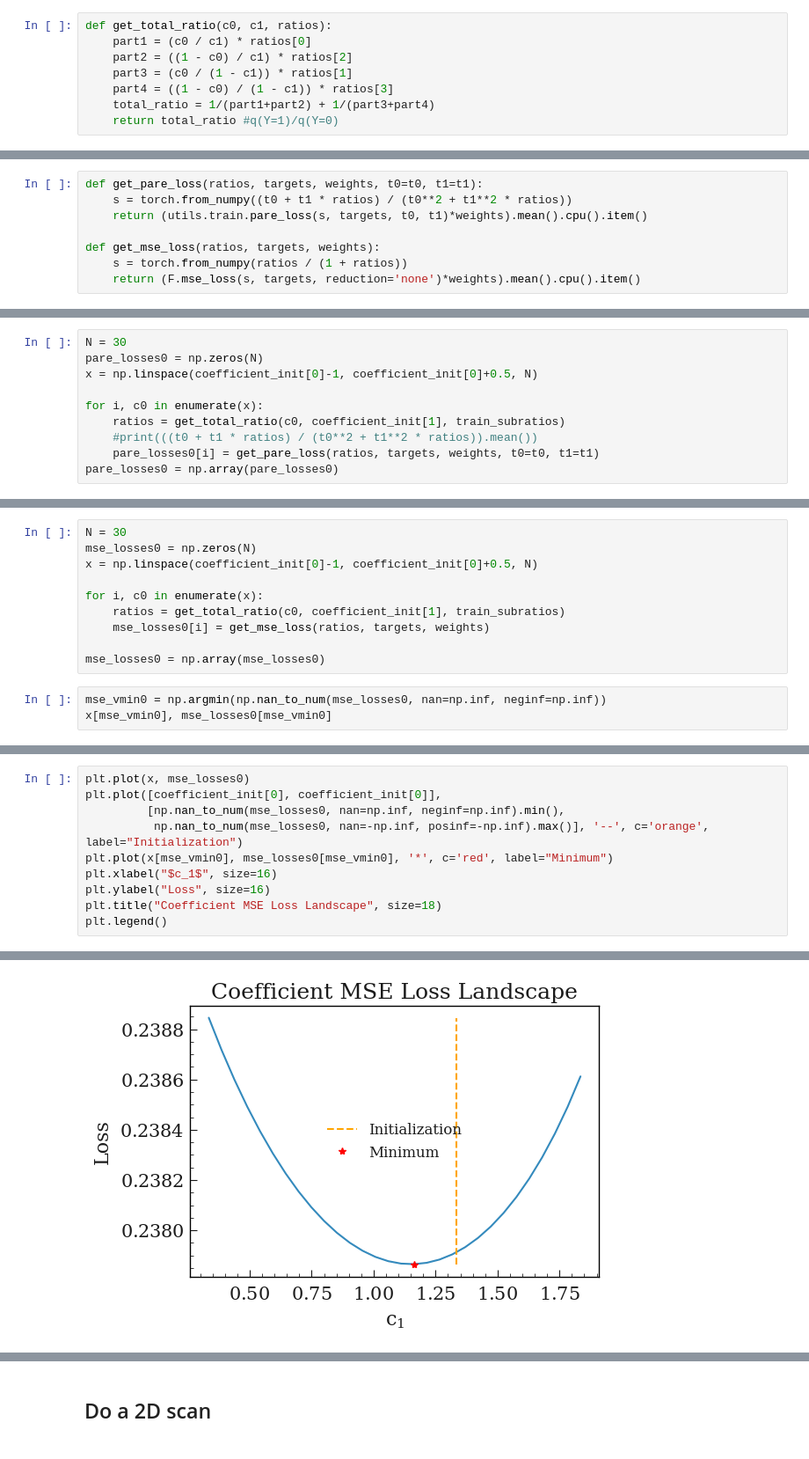
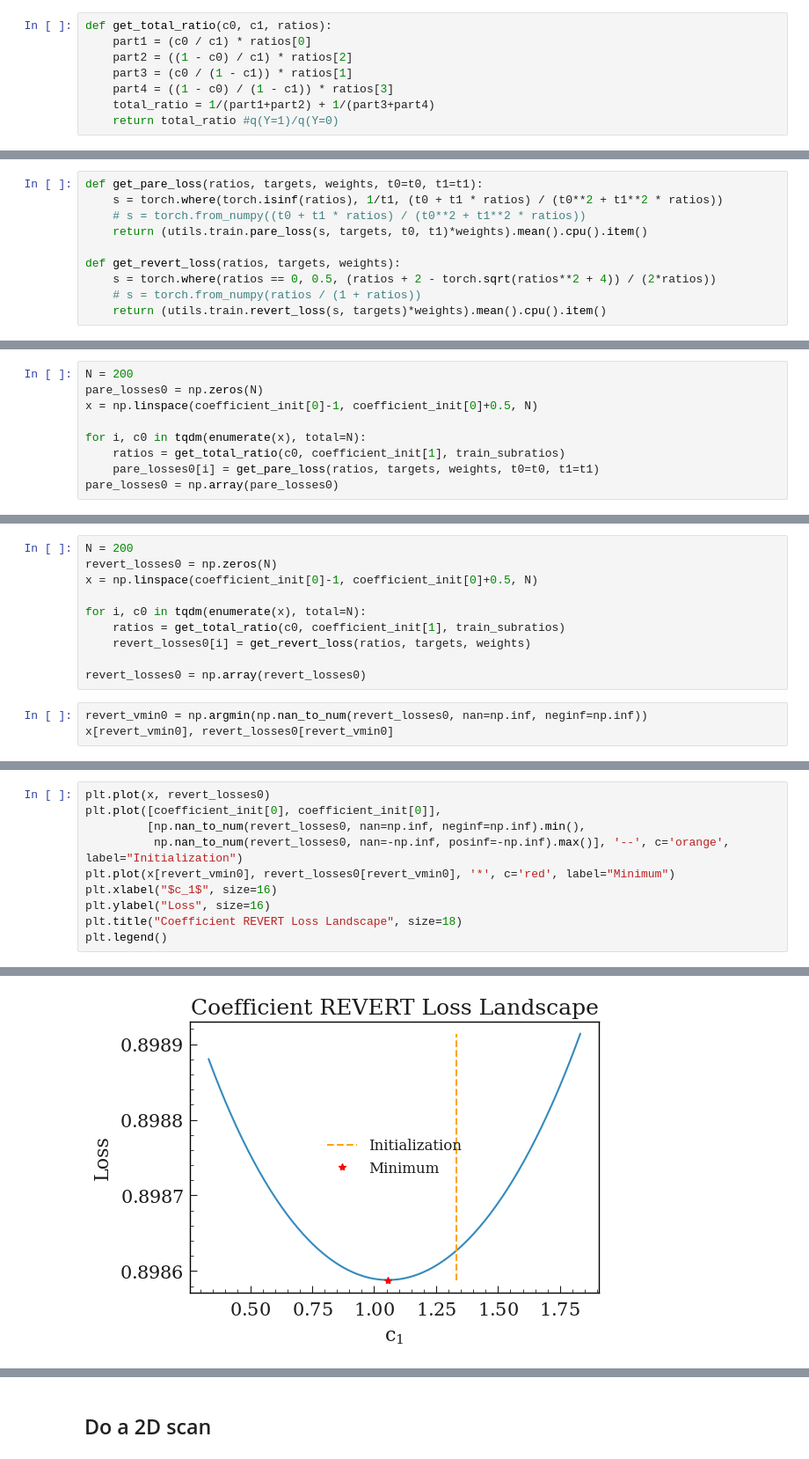
Before and after one commit to mdkdrnevich/QuasiDRE, a Jupyter notebook: ToyModels/SMM_loss_landscape.ipynb, the cells around one changed output, grey strips where cells are left out. Shown at 88% size. Saved outputs shown, nothing was run; the diff lists cells and outputs as text.

```diff
--- a/ToyModels/SMM_loss_landscape.ipynb
+++ b/ToyModels/SMM_loss_landscape.ipynb
@@ -179,8 +157,10 @@ def get_total_ratio(c0, c1, ratios):
 # %%
 def get_pare_loss(ratios, targets, weights, t0=t0, t1=t1):
-    s = torch.from_numpy((t0 + t1 * ratios) / (t0**2 + t1**2 * ratios))
+    s = torch.where(torch.isinf(ratios), 1/t1, (t0 + t1 * ratios) / (t0**2 + t1**2 * ratios))
+    # s = torch.from_numpy((t0 + t1 * ratios) / (t0**2 + t1**2 * ratios))
     return (utils.train.pare_loss(s, targets, t0, t1)*weights).mean().cpu().item()
 
-def get_mse_loss(ratios, targets, weights):
-    s = torch.from_numpy(ratios / (1 + ratios))
-    return (F.mse_loss(s, targets, reduction='none')*weights).mean().cpu().item()
+def get_revert_loss(ratios, targets, weights):
+    s = torch.where(ratios == 0, 0.5, (ratios + 2 - torch.sqrt(ratios**2 + 4)) / (2*ratios))
+    # s = torch.from_numpy(ratios / (1 + ratios))
+    return (utils.train.revert_loss(s, targets)*weights).mean().cpu().item()
@@ -200,11 +167,10 @@ print(max(abs(_)))
 # %%
-N = 30
+N = 200
 pare_losses0 = np.zeros(N)
 x = np.linspace(coefficient_init[0]-1, coefficient_init[0]+0.5, N)
 
-for i, c0 in enumerate(x):
+for i, c0 in tqdm(enumerate(x), total=N):
     ratios = get_total_ratio(c0, coefficient_init[1], train_subratios)
-    #print(((t0 + t1 * ratios) / (t0**2 + t1**2 * ratios)).mean())
     pare_losses0[i] = get_pare_loss(ratios, targets, weights, t0=t0, t1=t1)
 pare_losses0 = np.array(pare_losses0)
 # %%
@@ -228,14 +194,14 @@ plt.legend()
 # %%
-N = 30
-mse_losses0 = np.zeros(N)
+N = 200
+revert_losses0 = np.zeros(N)
 x = np.linspace(coefficient_init[0]-1, coefficient_init[0]+0.5, N)
 
-for i, c0 in enumerate(x):
+for i, c0 in tqdm(enumerate(x), total=N):
     ratios = get_total_ratio(c0, coefficient_init[1], train_subratios)
-    mse_losses0[i] = get_mse_loss(ratios, targets, weights)
+    revert_losses0[i] = get_revert_loss(ratios, targets, weights)
 
-mse_losses0 = np.array(mse_losses0)
+revert_losses0 = np.array(revert_losses0)
 # %%
-mse_vmin0 = np.argmin(np.nan_to_num(mse_losses0, nan=np.inf, neginf=np.inf))
-x[mse_vmin0], mse_losses0[mse_vmin0]
+revert_vmin0 = np.argmin(np.nan_to_num(revert_losses0, nan=np.inf, neginf=np.inf))
+x[revert_vmin0], revert_losses0[revert_vmin0]
 # %% [output]
@@ -243,14 +209,14 @@ x[mse_vmin0], mse_losses0[mse_vmin0]
 # %%
-plt.plot(x, mse_losses0)
+plt.plot(x, revert_losses0)
 plt.plot([coefficient_init[0], coefficient_init[0]],
-         [np.nan_to_num(mse_losses0, nan=np.inf, neginf=np.inf).min(),
-          np.nan_to_num(mse_losses0, nan=-np.inf, posinf=-np.inf).max()], '--', c='orange', label="Initialization")
-plt.plot(x[mse_vmin0], mse_losses0[mse_vmin0], '*', c='red', label="Minimum")
+         [np.nan_to_num(revert_losses0, nan=np.inf, neginf=np.inf).min(),
+          np.nan_to_num(revert_losses0, nan=-np.inf, posinf=-np.inf).max()], '--', c='orange', label="Initialization")
+plt.plot(x[revert_vmin0], revert_losses0[revert_vmin0], '*', c='red', label="Minimum")
 plt.xlabel("$c_1$", size=16)
 plt.ylabel("Loss", size=16)
-plt.title("Coefficient MSE Loss Landscape", size=18)
+plt.title("Coefficient REVERT Loss Landscape", size=18)
 plt.legend()
 # %% [output]
 <matplotlib.legend.Legend at 0x...>
-[figure, old version]
+[figure, new version]
 # %%
```
Also changed, not shown: parts of 35 cells of this notebook.
